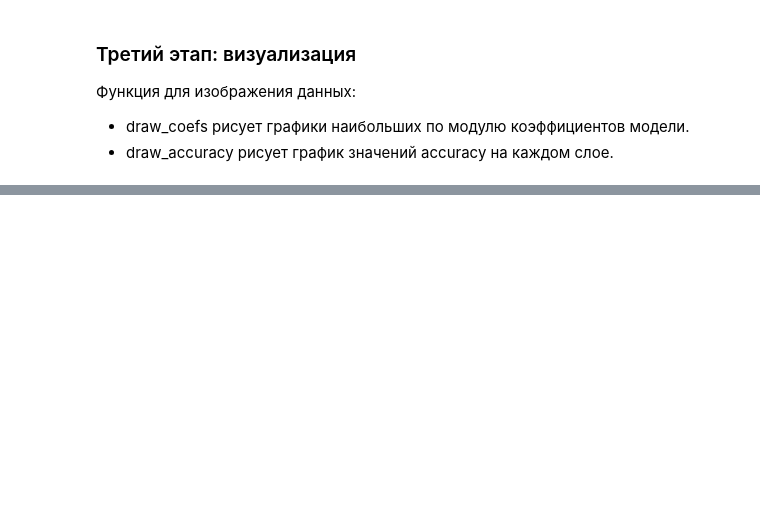
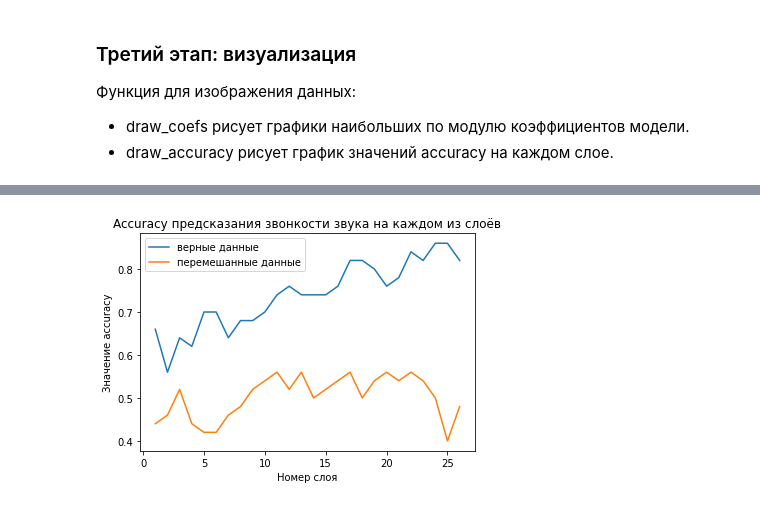
Before and after one commit to ShermanKsenia/speech-recognition-interpretation, a Jupyter notebook: Experiments_on_phonemes.ipynb, the cells around one changed output, grey strips where cells are left out. Cells and saved outputs as stored; diff of their text form; code cells hidden in the pictures; blank space fills up the shorter version.

```diff
--- a/Experiments_on_phonemes.ipynb
+++ b/Experiments_on_phonemes.ipynb
@@ -374,2 +365,0 @@ for testname in ['t', 'z']:
-# %%
-scores['t'] = scores['t'][:-1]
@@ -446,0 +411,6 @@ s_z = s_sounds + z_sounds
+# %%
+dict_of_accuracies = {'верные данные': scores['z'],
+                      'перемешанные данные': rn_scores['z']}
+draw_accuracy(dict_of_accuracies)
+# %% [output]
+[figure, added]
```
Also changed, not shown: parts of 18 cells of this notebook.
